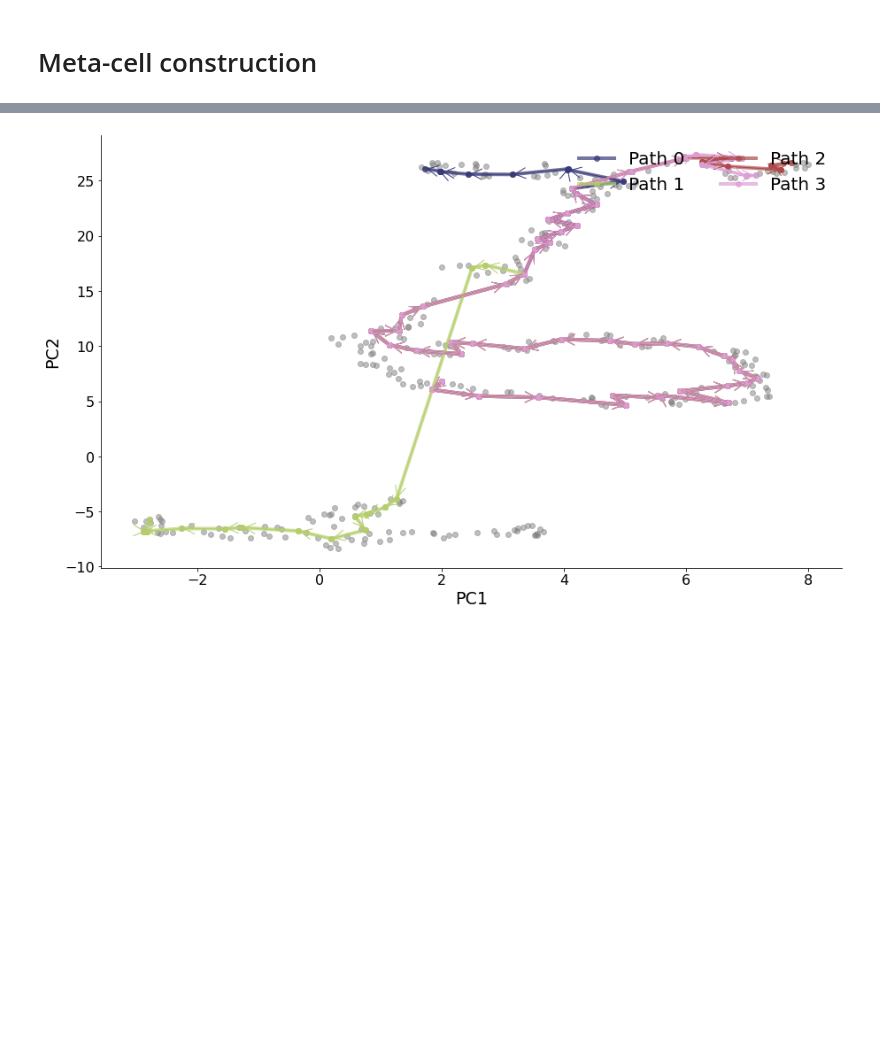
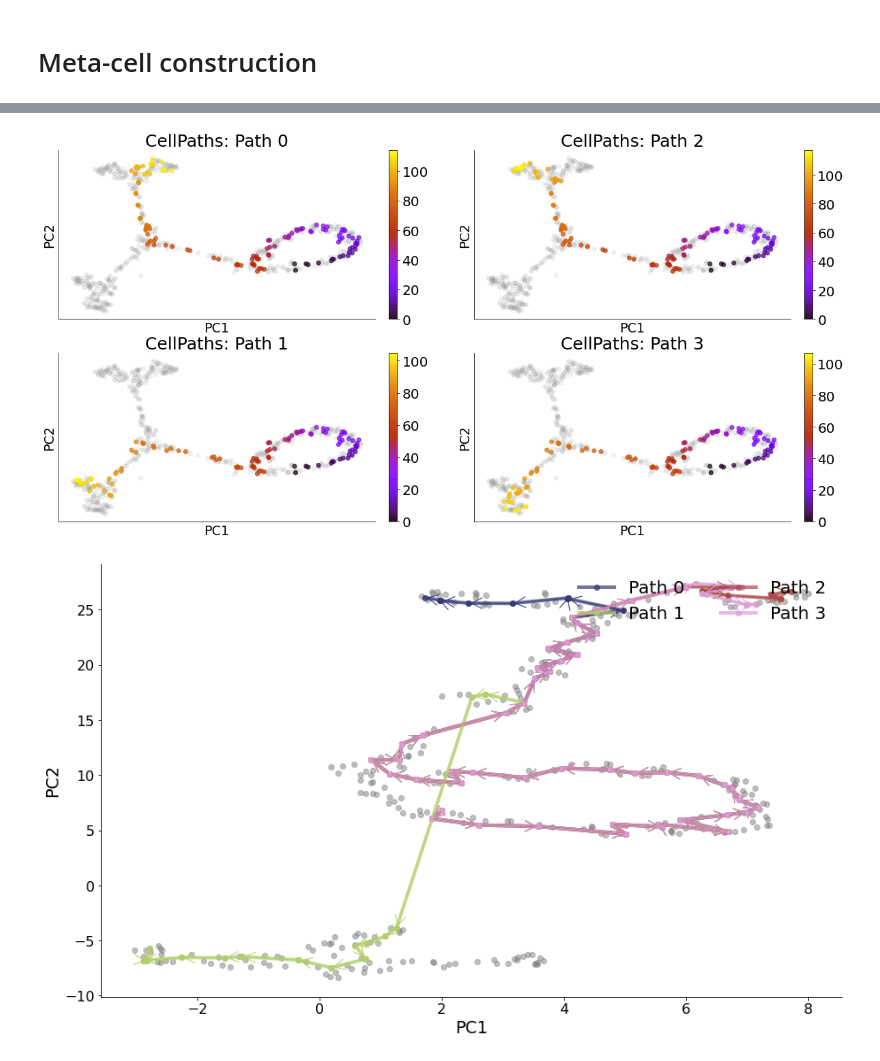
Before and after one commit to PeterZZQ/CellPath, a Jupyter notebook: CellPaths_cycle_tree.ipynb, the cells around one changed output, grey strips where cells are left out. Drawn from its saved outputs; the diff is of its cells as text; code cells hidden in the pictures; blank space fills up the shorter version.

```diff
--- a/CellPaths_cycle_tree.ipynb
+++ b/CellPaths_cycle_tree.ipynb
@@ -110,3 +66,7 @@ Finished
+# %%
+visual.first_order_approx_pt(cellpath_obj, basis="umap", trajs = 4, figsize=(20,10), save_as= None)
+# %% [output]
+[figure, added]
 # %%
 trajs = 4
 # %%
```
Also changed, not shown: parts of 16 cells of this notebook, 5 other files.
